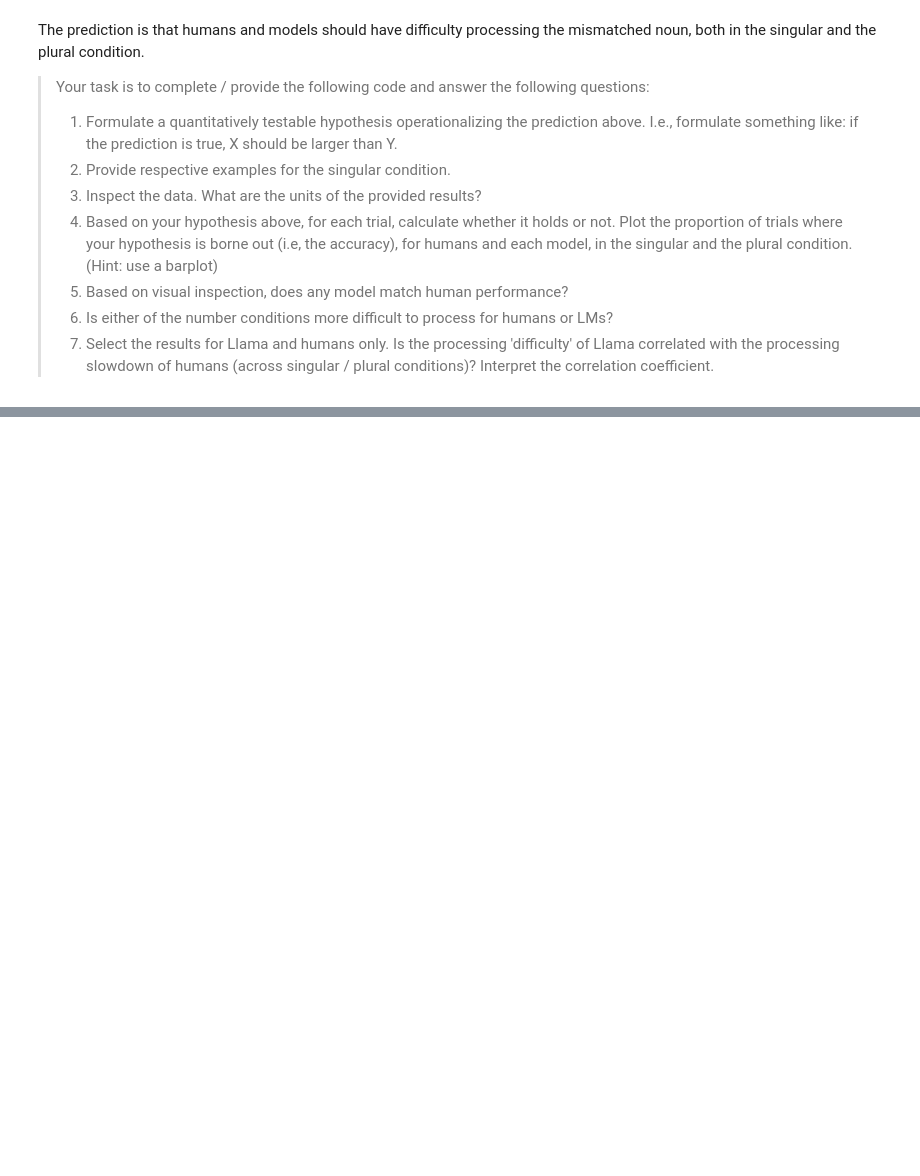
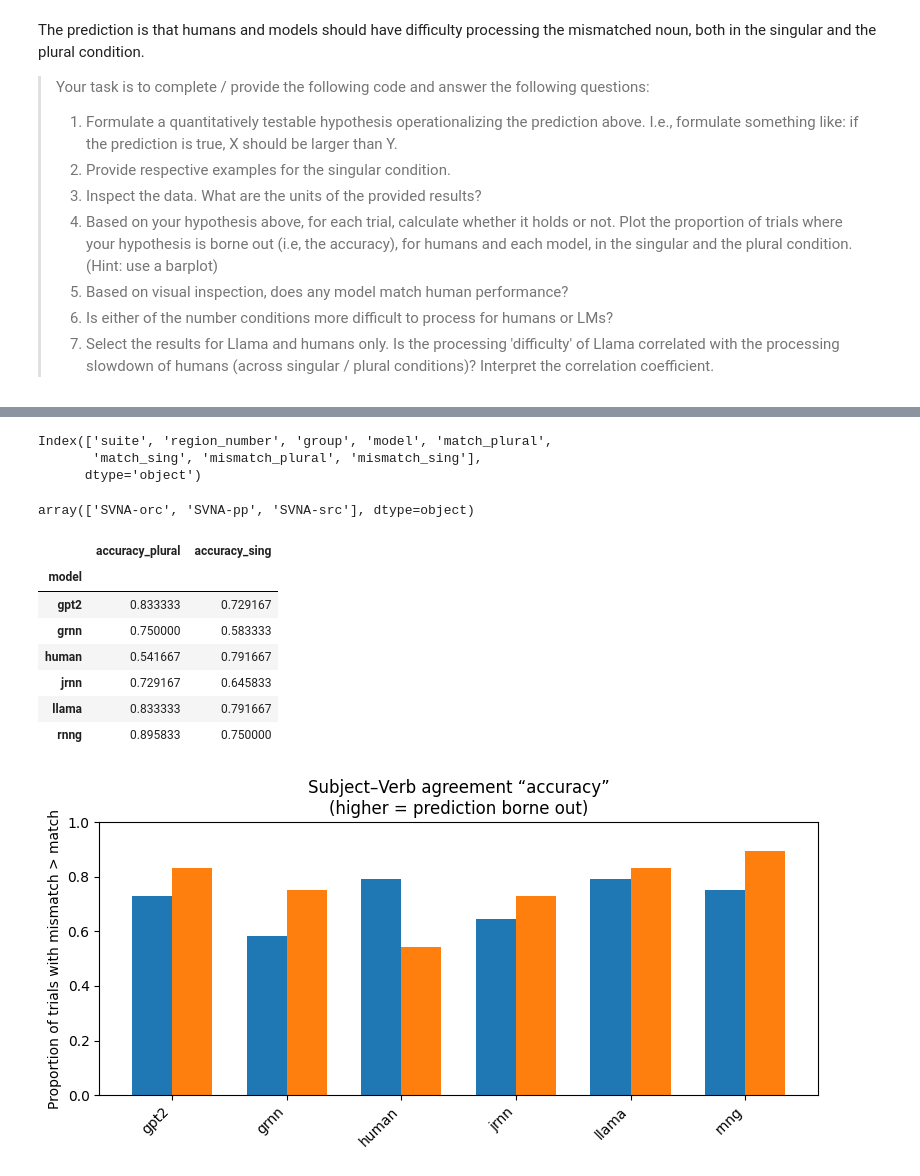
Before and after one commit to Bhardwaj-Sarthak/Personal-Projects, a Jupyter notebook: understanding-llms/homework/04_evaluation.ipynb, the cells around one changed output, grey strips where cells are left out. Saved outputs shown, nothing was run; the diff lists cells and outputs as text; code cells hidden in the pictures; blank space fills up the shorter version.

```diff
--- a/understanding-llms/homework/04_evaluation.ipynb
+++ b/understanding-llms/homework/04_evaluation.ipynb
@@ -371,7 +372,4 @@ Please download the relevant data [here](https://github.com/CogSciPrag/Understan
 >   c. Does the model perform better under one of the evaluating approaches? Is it similar across true and false beliefs?
 # %%
 # note: only load the model again if you are in a different runtime than when you solved exercise 1
-# lm_scorer = scorer.IncrementalLMScorer(
-    # "allenai/OLMo-2-0425-1B-Instruct",
-    # device
-# )
+lm_scorer = scorer.IncrementalLMScorer("allenai/OLMo-2-0425-1B-Instruct", device)
@@ -491,25 +528,31 @@ for i, r in tom_fc_generation.iterrows():
     # generate the continuation for the true belief condition
     pred = generation_pipeline(
         ### YOUR CODE HERE ###
+        r["prompt_forced_choice_tb"],
         max_length=5,
         temperature=0.7
     )
     # check if the prediction contains the correct label
     ### YOUR CODE HERE ###
+    if r["correct_label_tb"] in pred[0]["generated_text"]:
         free_generation_accuracy_tb.append(1)
     else:
         free_generation_accuracy_tb.append(0)
     # generate the continuation for the false belief condition
     pred = generation_pipeline(
         ### YOUR CODE HERE ###
+        r["prompt_forced_choice_fb"],
         max_length=5,
         temperature=0.7
     )
     # check if the prediction contains the correct label
     ### YOUR CODE HERE ###
-        free_generation_accuracy_fb.append(1)
+    if r["correct_label_tb"] in pred[0]["generated_text"]:
+        free_generation_accuracy_tb.append(1)
     else:
         free_generation_accuracy_fb.append(0)
 
 # print the results
 ### YOUR CODE HERE ###
+print("Forced-choice generation TB accuracy:", np.mean(free_generation_accuracy_tb))
+print("Forced-choice generation FB accuracy:", np.mean(free_generation_accuracy_fb))
@@ -544,5 +590,5 @@ The prediction is that humans and models should have difficulty processing the m
 > 6. Is either of the number conditions more difficult to process for humans or LMs?
 > 7. Select the results for Llama and humans only. Is the processing 'difficulty' of Llama correlated with the processing slowdown of humans (across singular / plural conditions)? Interpret the correlation coefficient.
 # %%
-df = pd.read_csv("data/SVA_data.csv")
+df = pd.read_csv("/content/SVA_data.csv")
 df.head()
@@ -553,0 +602,47 @@ df.head()
+# %%
+df.keys()
+# %% [output]
+Index(['suite', 'region_number', 'group', 'model', 'match_plural',
+       'match_sing', 'mismatch_plural', 'mismatch_sing'],
+      dtype='object')
+# %%
+df.suite.unique()
+# %% [output]
+array(['SVNA-orc', 'SVNA-pp', 'SVNA-src'], dtype=object)
+# %%
+#Hypothesis: for any given sentence the processing cost in the mismatch version should be higher than in the match version:
+# cost mismatch > cost match
+# Compute slow‑downs (mismatch – match) and per‑trial “accuracy”
+df['slowdown_plural'] = df['mismatch_plural'] - df['match_plural']
+df['slowdown_sing']   = df['mismatch_sing']   - df['match_sing']
+df['accuracy_plural'] = df['slowdown_plural'] > 0
+df['accuracy_sing']   = df['slowdown_sing']   > 0
+
+# Aggregate accuracy for each model and number condition
+acc = (
+    df.groupby('model')[['accuracy_plural', 'accuracy_sing']]
+      .mean()
+      .sort_index()
+)
+display(acc)
+fig,ax = plt.subplots(figsize=(8, 4))
+x= range(len(acc))
+ax.bar([i - 0.35/2 for i in x], acc['accuracy_sing'], 0.35, label='singular')
+ax.bar([i + 0.35/2 for i in x], acc['accuracy_plural'],   0.35, label='plural')
+ax.set_xticks(x)
+ax.set_xticklabels(acc.index, rotation=45, ha='right')
+ax.set_ylabel('Proportion of trials with mismatch > match')
+ax.set_ylim(0, 1)
+ax.set_title('Subject–Verb agreement “accuracy”\n(higher = prediction borne out)')
+plt.tight_layout()
+plt.show()
+# %% [output]
+|  | accuracy_plural | accuracy_sing |
+| model |  |  |
+| gpt2 | 0.833333 | 0.729167 |
+| grnn | 0.750000 | 0.583333 |
+| human | 0.541667 | 0.791667 |
+| jrnn | 0.729167 | 0.645833 |
+| llama | 0.833333 | 0.791667 |
+| rnng | 0.895833 | 0.750000 |
+[figure, added]
```
Also changed, not shown: parts of 15 cells of this notebook.
